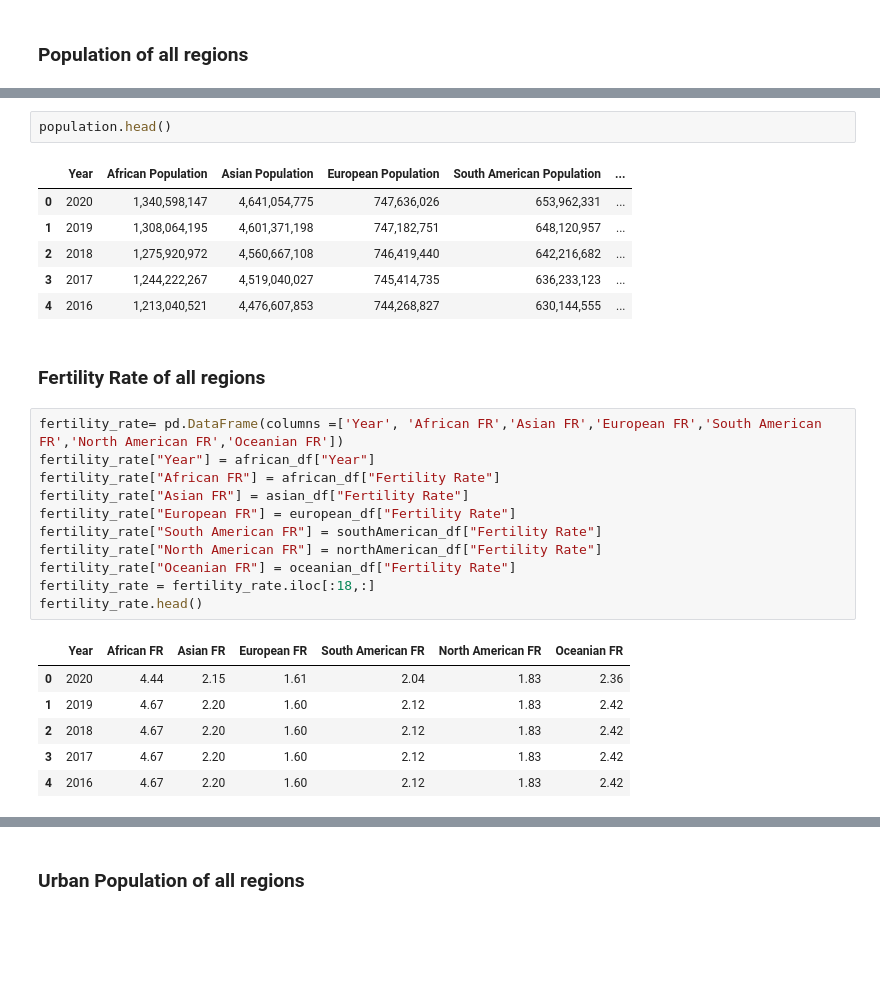
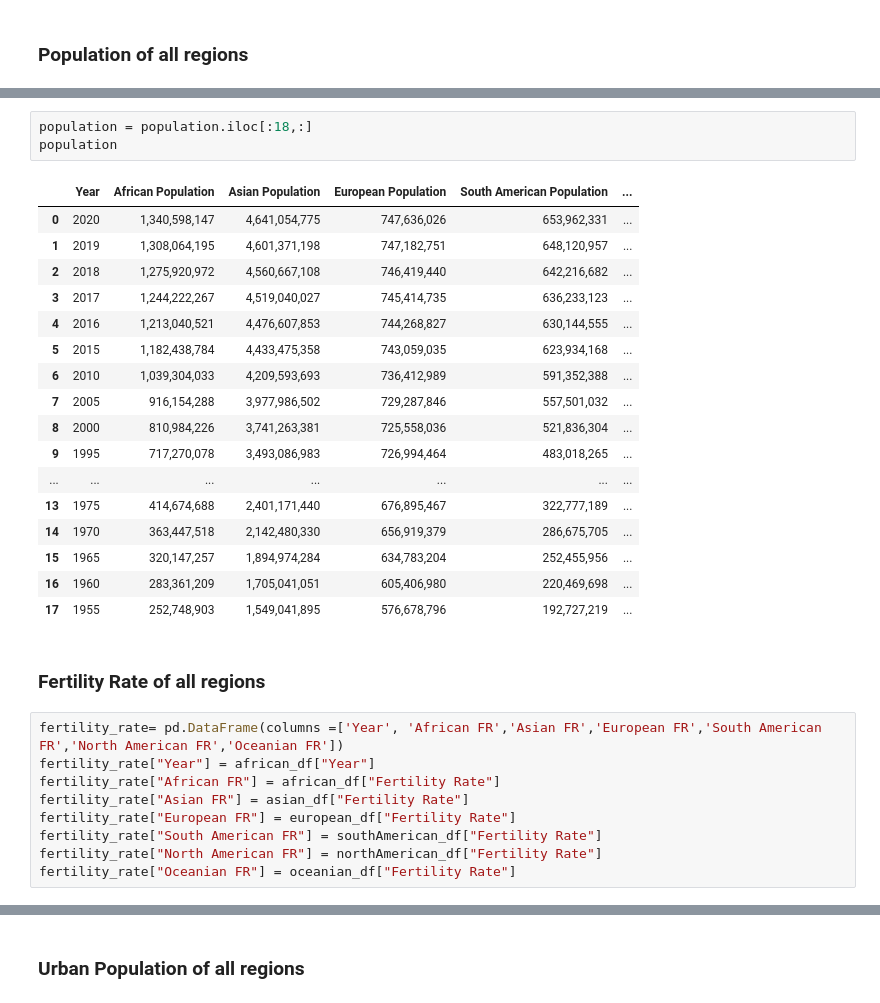
Before and after one commit to amal209/Back-end, a Jupyter notebook: etl.ipynb, the cells around one changed output, grey strips where cells are left out. Drawn from its saved outputs; the diff is of its cells as text; blank space fills up the shorter version.

```diff
--- a/etl.ipynb
+++ b/etl.ipynb
@@ -161,12 +173,24 @@ population = population.iloc[:18,:]
 # %%
-population.head()
+population = population.iloc[:18,:]
+population
 # %% [output]
 |  | Year | African Population | Asian Population | European Population | South American Population | ... |
 | 0 | 2020 | 1,340,598,147 | 4,641,054,775 | 747,636,026 | 653,962,331 | ... |
 | 1 | 2019 | 1,308,064,195 | 4,601,371,198 | 747,182,751 | 648,120,957 | ... |
 | 2 | 2018 | 1,275,920,972 | 4,560,667,108 | 746,419,440 | 642,216,682 | ... |
 | 3 | 2017 | 1,244,222,267 | 4,519,040,027 | 745,414,735 | 636,233,123 | ... |
 | 4 | 2016 | 1,213,040,521 | 4,476,607,853 | 744,268,827 | 630,144,555 | ... |
+| 5 | 2015 | 1,182,438,784 | 4,433,475,358 | 743,059,035 | 623,934,168 | ... |
+| 6 | 2010 | 1,039,304,033 | 4,209,593,693 | 736,412,989 | 591,352,388 | ... |
+| 7 | 2005 | 916,154,288 | 3,977,986,502 | 729,287,846 | 557,501,032 | ... |
+| 8 | 2000 | 810,984,226 | 3,741,263,381 | 725,558,036 | 521,836,304 | ... |
+| 9 | 1995 | 717,270,078 | 3,493,086,983 | 726,994,464 | 483,018,265 | ... |
+| ... | ... | ... | ... | ... | ... | ... |
+| 13 | 1975 | 414,674,688 | 2,401,171,440 | 676,895,467 | 322,777,189 | ... |
+| 14 | 1970 | 363,447,518 | 2,142,480,330 | 656,919,379 | 286,675,705 | ... |
+| 15 | 1965 | 320,147,257 | 1,894,974,284 | 634,783,204 | 252,455,956 | ... |
+| 16 | 1960 | 283,361,209 | 1,705,041,051 | 605,406,980 | 220,469,698 | ... |
+| 17 | 1955 | 252,748,903 | 1,549,041,895 | 576,678,796 | 192,727,219 | ... |
 # %% [markdown]
 ### Fertility Rate of all regions
 # %%
@@ -178,12 +202,3 @@ fertility_rate["European FR"] = european_df["Fertility Rate"]
 fertility_rate["South American FR"] = southAmerican_df["Fertility Rate"]
 fertility_rate["North American FR"] = northAmerican_df["Fertility Rate"]
 fertility_rate["Oceanian FR"] = oceanian_df["Fertility Rate"]
-fertility_rate = fertility_rate.iloc[:18,:]
-fertility_rate.head()
-# %% [output]
-|  | Year | African FR | Asian FR | European FR | South American FR | North American FR | Oceanian FR |
-| 0 | 2020 | 4.44 | 2.15 | 1.61 | 2.04 | 1.83 | 2.36 |
-| 1 | 2019 | 4.67 | 2.20 | 1.60 | 2.12 | 1.83 | 2.42 |
-| 2 | 2018 | 4.67 | 2.20 | 1.60 | 2.12 | 1.83 | 2.42 |
-| 3 | 2017 | 4.67 | 2.20 | 1.60 | 2.12 | 1.83 | 2.42 |
-| 4 | 2016 | 4.67 | 2.20 | 1.60 | 2.12 | 1.83 | 2.42 |
```
Also changed, not shown: parts of 16 cells of this notebook, 3 other files.
